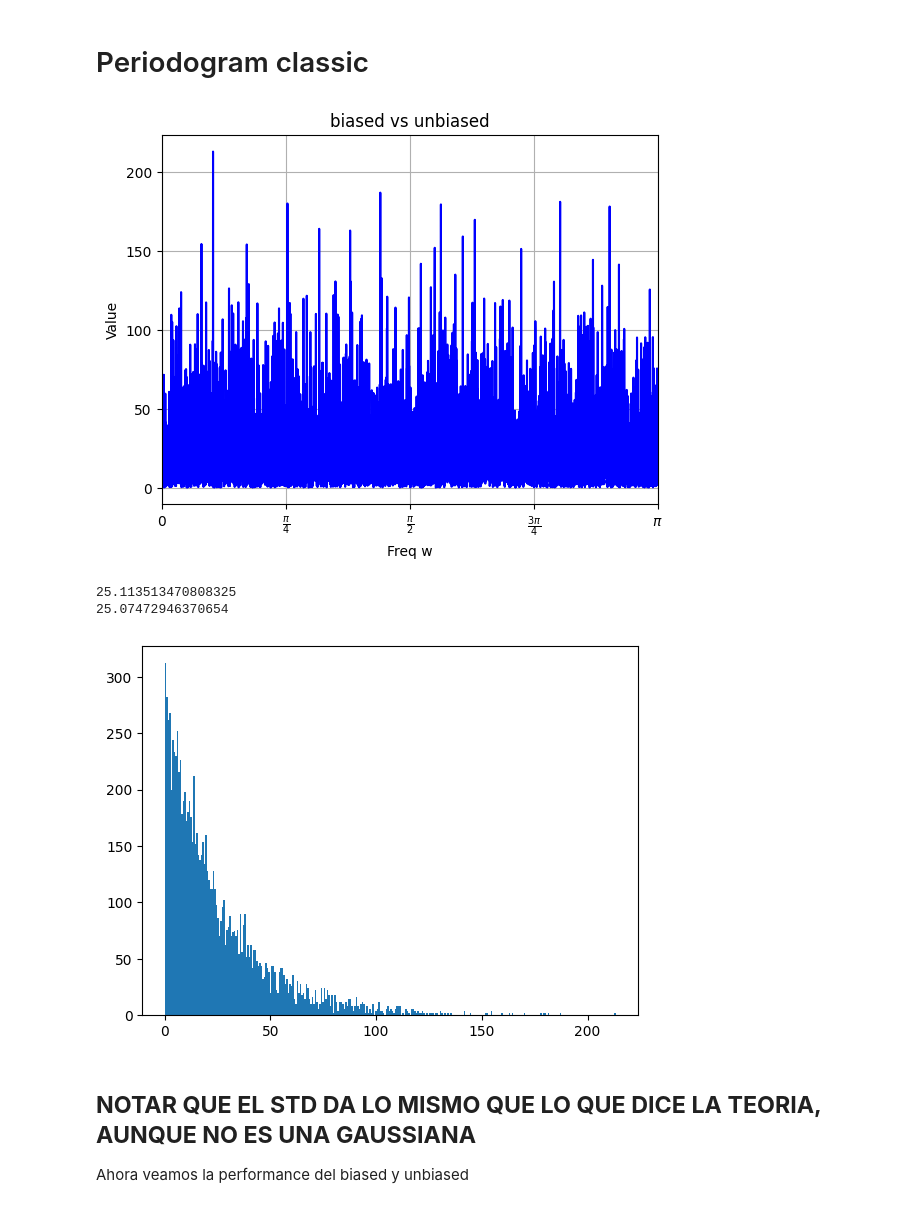
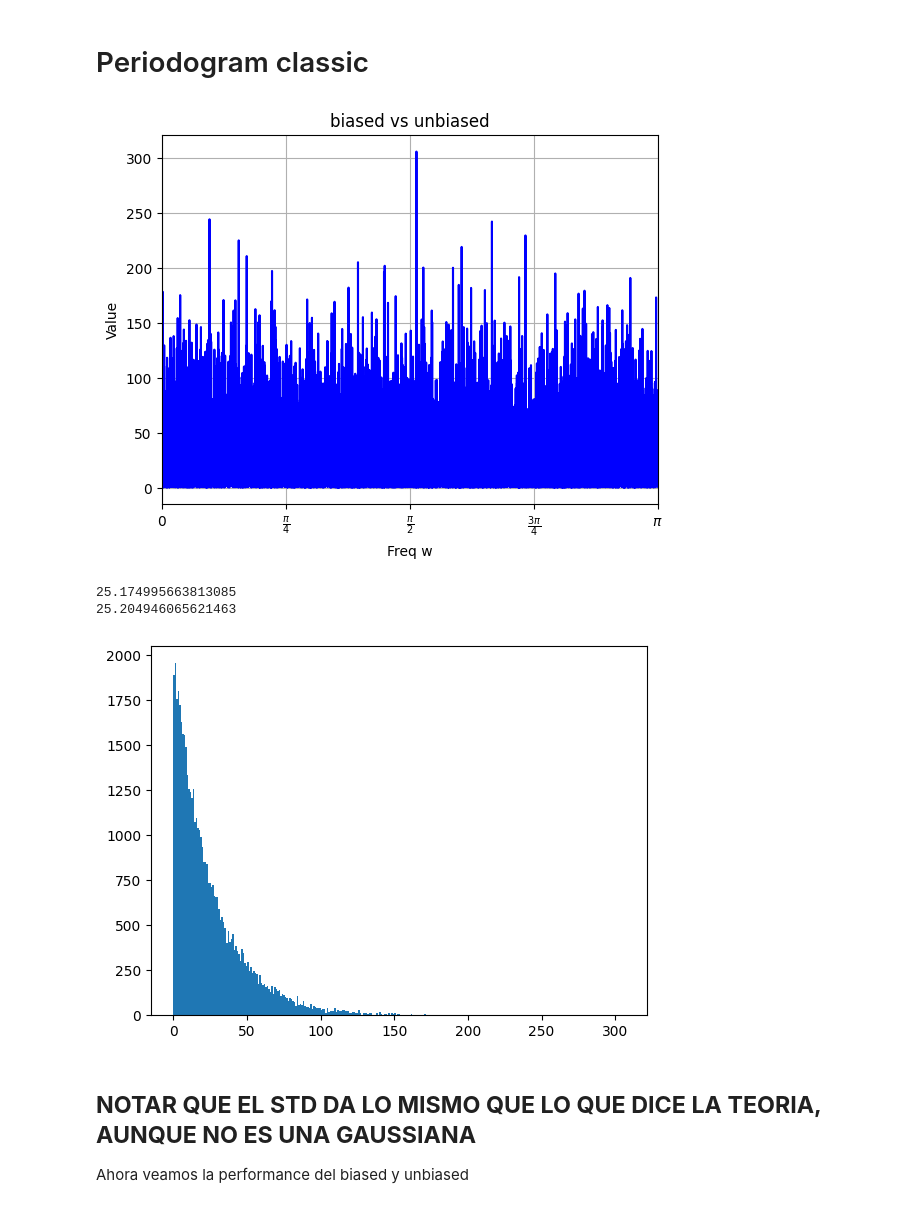
Before and after one commit to bautistasch/PASA, a Jupyter notebook: periodogram.ipynb, the cells around one changed output. Saved outputs shown, nothing was run; the diff lists cells and outputs as text; code cells hidden in the pictures.

```diff
--- a/periodogram.ipynb
+++ b/periodogram.ipynb
@@ -73,7 +72,7 @@ from scipy import fft
 
 def periodogram(x):
     w = fft.fftfreq(len(x), d=1.0) * 2 * np.pi
-    periodogram = np.abs(fft.fft(x))**(2) * 1 / len(x)
+    periodogram = np.abs(fft.fft(x))**(2) / len(x)
     return periodogram, w
 # %%
 def biased_autocorr(x):
@@ -88,30 +87,30 @@ def unbiased_autocorr(x):
 # %%
 mean = 0
 std = 5
-noise = np.random.normal(mean, std, 10000) # Ruido blanco gaussiano
+noise = np.random.normal(mean, std, 50000) # Ruido blanco gaussiano
 
 p, w = periodogram(noise)
 
 plt.plot(w, p, linestyle='-', color='b')
 plt.title('biased vs unbiased')
 plt.xlabel('Freq w')
 plt.ylabel('Value')
 pi_ticks = np.arange(-np.pi, np.pi + 0.1, np.pi/4)
 pi_labels = [r'$-\pi$', r'$-\frac{3\pi}{4}$', r'$-\frac{3\pi}{2}$',r'$-\frac{\pi}{4}$', '0', r'$\frac{\pi}{4}$', r'$\frac{\pi}{2}$',r'$\frac{3\pi}{4}$', r'$\pi$']
 plt.xticks(pi_ticks, pi_labels)
 plt.xlim(0, np.pi)
 plt.grid(True)
 plt.show()
 # %% [output]
-[figure, old version]
+[figure, new version]
 # %%
-plt.hist(p, bins = 300);
+plt.hist(p, bins = 300)
 print(np.std(p))
 print(np.mean(p))
 # %% [output]
-25.113513470808325
-25.07472946370654
+25.174995663813085
+25.204946065621463
-[figure, old version]
+[figure, new version]
 # %% [markdown]
 **NOTAR QUE EL STD DA LO MISMO QUE LO QUE DICE LA TEORIA, AUNQUE NO ES UNA GAUSSIANA**
 ---
```
Also changed, not shown: parts of 20 cells of this notebook.
